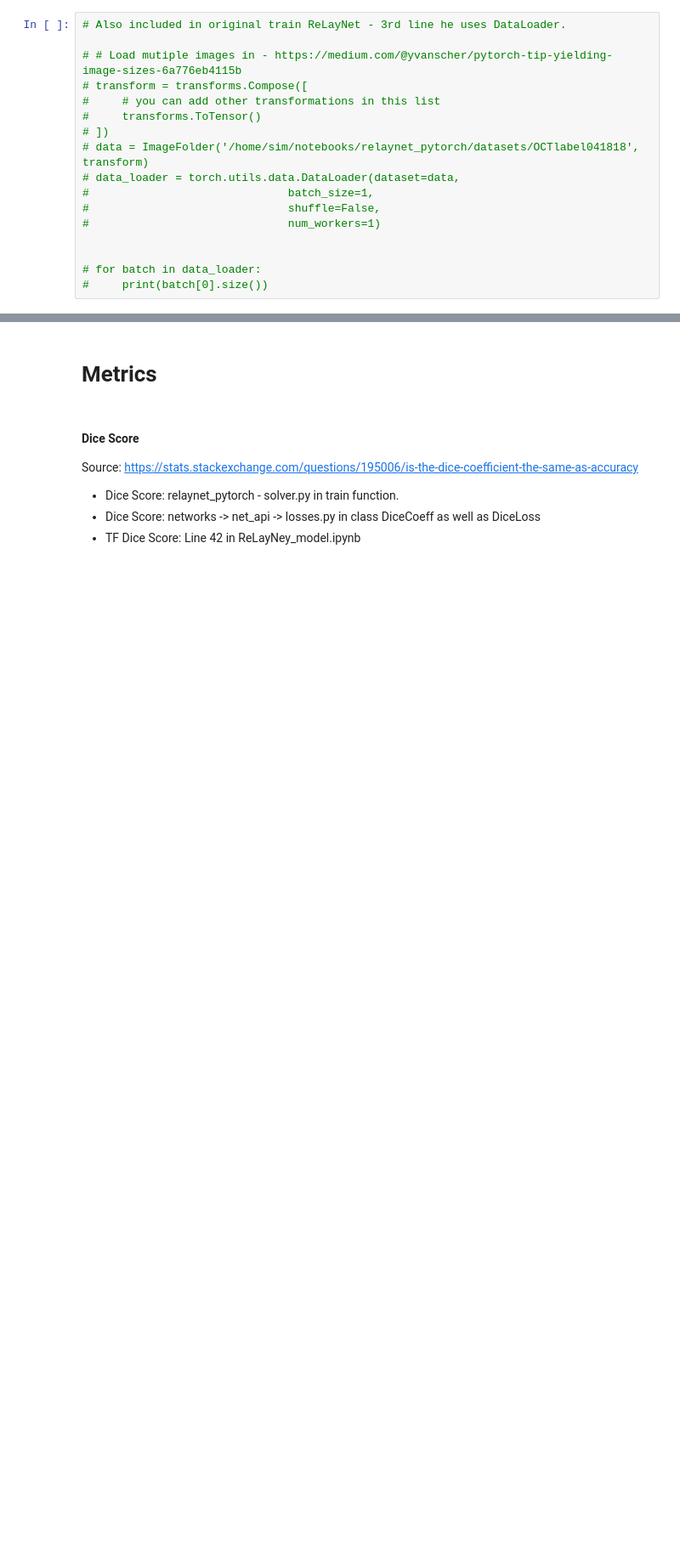
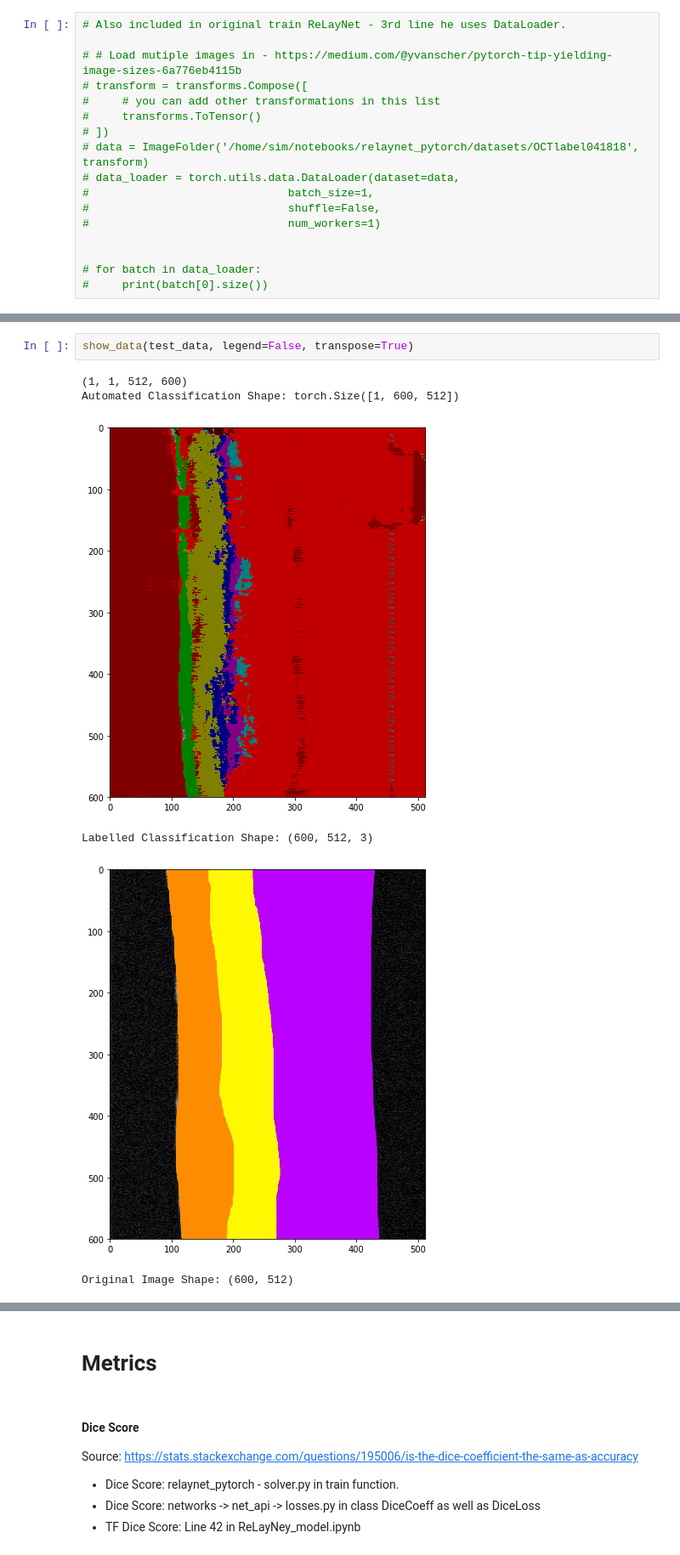
Before and after one commit to simasima121/relaynet_pytorch, a Jupyter notebook: Sim_Run_Relaynet.ipynb, the cells around one changed output, grey strips where cells are left out. Shown at 85% size. Saved outputs shown, nothing was run; the diff lists cells and outputs as text; blank space fills up the shorter version.

```diff
--- a/Sim_Run_Relaynet.ipynb
+++ b/Sim_Run_Relaynet.ipynb
@@ -344,0 +375,9 @@ show_main_image(img_test)
+# %%
+show_data(test_data, legend=False, transpose=True)
+# %% [output]
+(1, 1, 512, 600)
+Automated Classification Shape: torch.Size([1, 600, 512])
+[figure, added]
+Labelled Classification Shape: (600, 512, 3)
+[figure, added]
+Original Image Shape: (600, 512)
```
Also changed, not shown: parts of 24 cells of this notebook, 2 other files.
